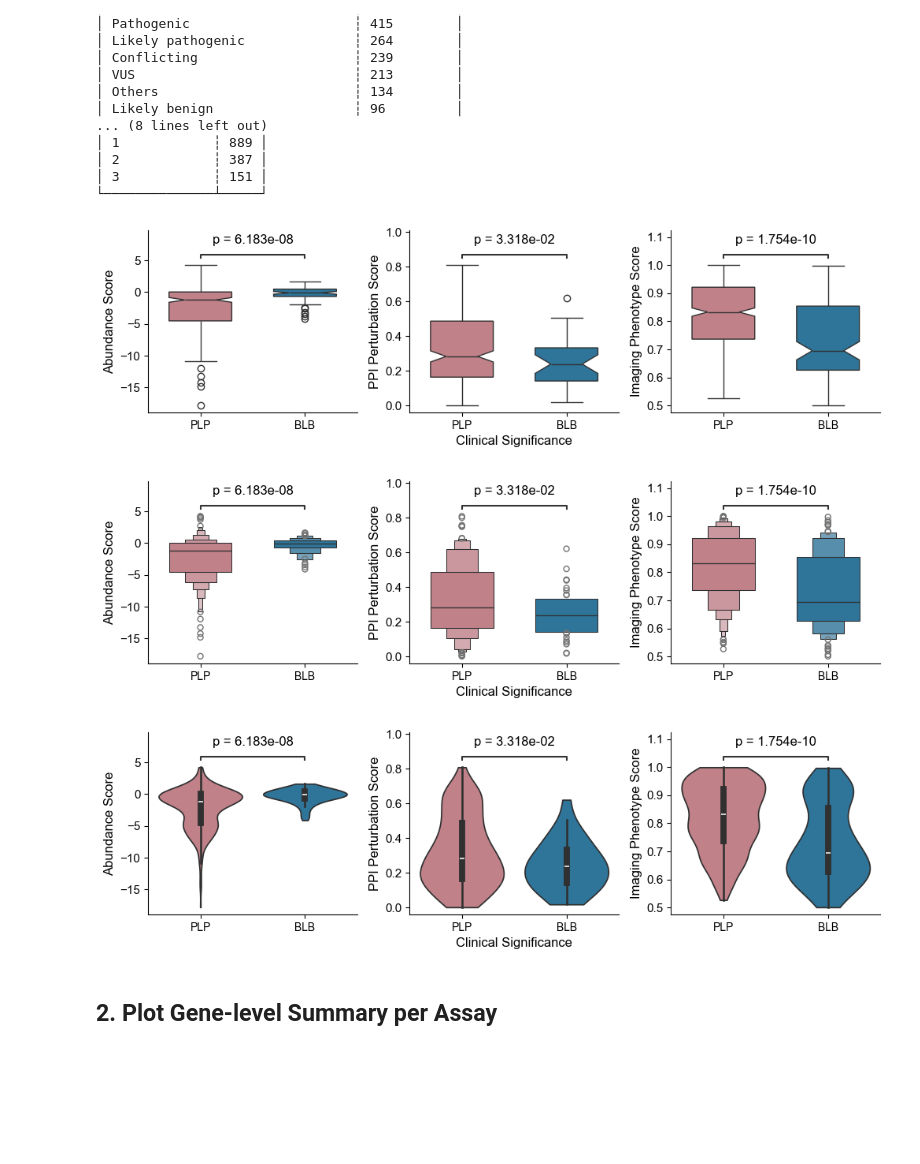
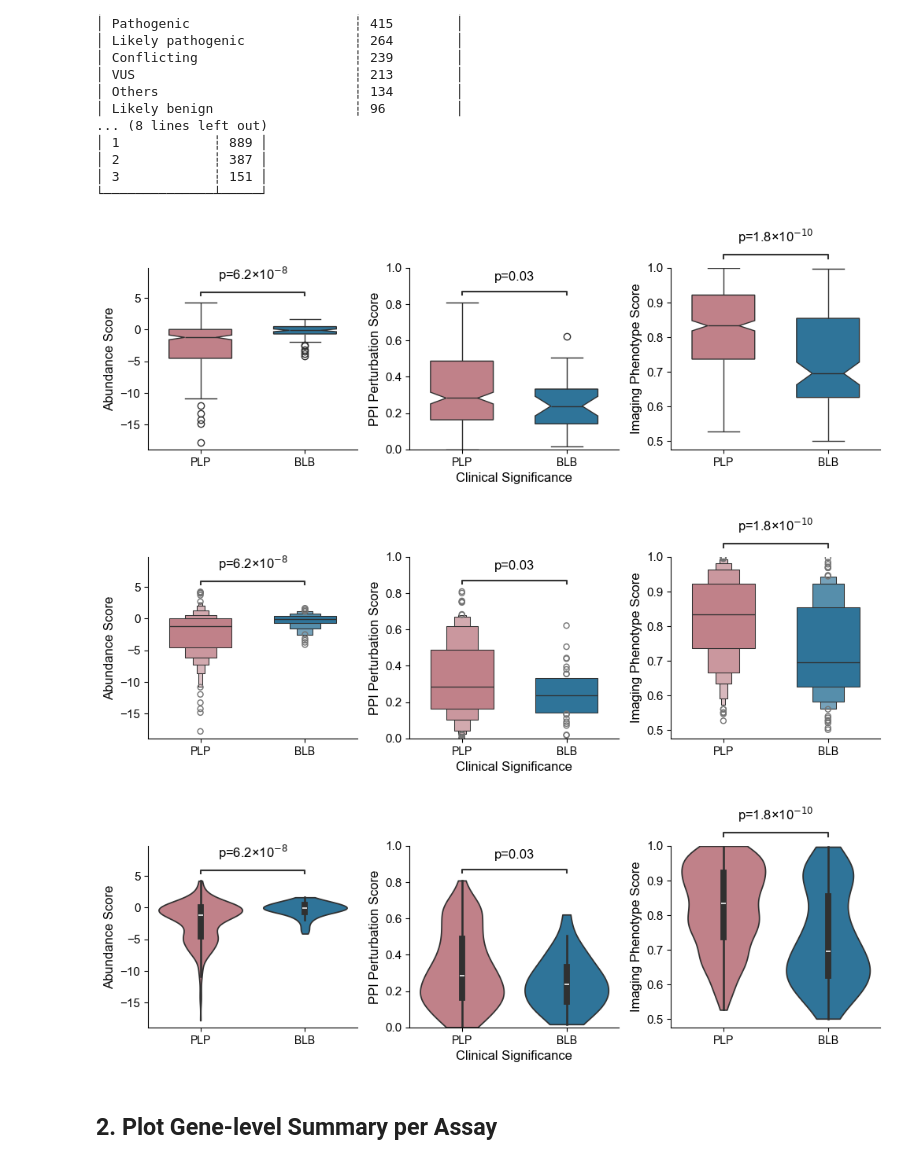
Before and after one commit to broadinstitute/2025_Pillar_VarChAMP, a Jupyter notebook: 3_integrated_assay_analyses/2_analyses/0_integrative_assay_summary.ipynb, the cells around one changed output. Saved outputs shown, nothing was run; the diff lists cells and outputs as text; code cells hidden in the pictures; blank space fills up the shorter version.

Commit message:
editing figures

```diff
--- a/3_integrated_assay_analyses/2_analyses/0_integrative_assay_summary.ipynb
+++ b/3_integrated_assay_analyses/2_analyses/0_integrative_assay_summary.ipynb
@@ -172,6 +172,20 @@ def plot_assay_scores(df, plot_type="box"):
     elif plot_type == "violin":
         plot_kw.update(cut=0)
 
+    # Custom p-value formatter function for Annotator
+    def format_pvalue_func(pvalue_list):
+        """Format p-value: if >= 0.01, show as number; if < 0.01, use scientific notation with superscript"""
+        formatted = []
+        for pvalue in pvalue_list:
+            if pvalue >= 0.01:
+                formatted.append(f"p={pvalue:.2f}")
+            else:
+                # Convert to scientific notation
+                exponent = int(np.floor(np.log10(pvalue)))
+                mantissa = pvalue / (10 ** exponent)
+                formatted.append(f"p={mantissa:.1f}×10$^{{{exponent}}}$")
+        return formatted
+
     for i, (assay, ylabel, test) in enumerate(zip(assays, ylabels, tests)):
         ax = axes[i]
         assay_df = plot_df[plot_df[assay].notna()]
@@ -192,38 +206,63 @@ def plot_assay_scores(df, plot_type="box"):
             test_short_name="MWU",
             text_format="full",
             show_test_name=False,
             loc="inside",
             text_offset=8,
-            # pvalue_thresholds=[[1e-4, "****"], [1e-3, "***"], [1e-2, "**"], [0.05, "*"], [1, "ns"]],
-            verbose=False
+            verbose=False,
+            pvalue_format_string="{:.2e}"  # This will be overridden by our custom formatter
         )
         annotator.apply_test()
+
+        # Apply custom p-value formatting
         annotator.annotate(line_offset_to_group=0.05, line_offset=0.15)
+
+        # Manually update the text of the annotation after it's been drawn
+        for annotation in annotator.annotations:
+            pval = annotation.data.pvalue
+            if pval >= 0.01:
+                new_text = f"p={pval:.2f}"
+            else:
+                exponent = int(np.floor(np.log10(pval)))
+                mantissa = pval / (10 ** exponent)
+                new_text = f"p={mantissa:.1f}×10$^{{{exponent}}}$"
+
+            # Find and update the text object
+            for child in ax.get_children():
+                if hasattr(child, 'get_text') and 'p' in str(child.get_text()).lower():
+                    child.set_text(new_text)
+                    break
 
         ax.set_xlim(-0.5, 1.5)
         ax.xaxis.set_major_locator(FixedLocator(range(2)))
         ax.set_xticklabels(["PLP", "BLB"], fontsize=10)
         ax.set_xlabel("")
 
         if i == 1:
             ax.set_xlabel("Clinical Significance")
         ax.set_ylabel(ylabel)
+
+        # Cap y-axis at 1.0 for PPI perturbation score (index 1) and imaging phenotype score (index 2)
+        if i == 1:
+            ax.set_ylim(bottom=0, top=1.0)
+        elif i == 2:
+            ax.set_ylim(top=1.0)
+
         ax.spines['top'].set_visible(False)
         ax.spines['right'].set_visible(False)
 
     plt.subplots_adjust(wspace=0.25)
     fig.savefig(
         f"../3_outputs/pillar_manuscript_figures/assay_phenotyping_score_{plot_type}_dist_clinvar.svg",
         format="svg", dpi=400, bbox_inches="tight", transparent=True
     )
     plt.show()
 
 for t in ["box", "boxen", "violin"]:
     plot_assay_scores(al_dual_img_ppi_assayed_dedup, t)
 # %% [output]
-[figure, old version]
+[figure, new version]
-[figure, old version]
+[figure, new version]
-[figure, old version]
+[figure, new version]
 # %% [markdown]
 ## 2. Plot Gene-level Summary per Assay
 # %%
```
Also changed, not shown: parts of 2 cells of this notebook, 5 other files.
